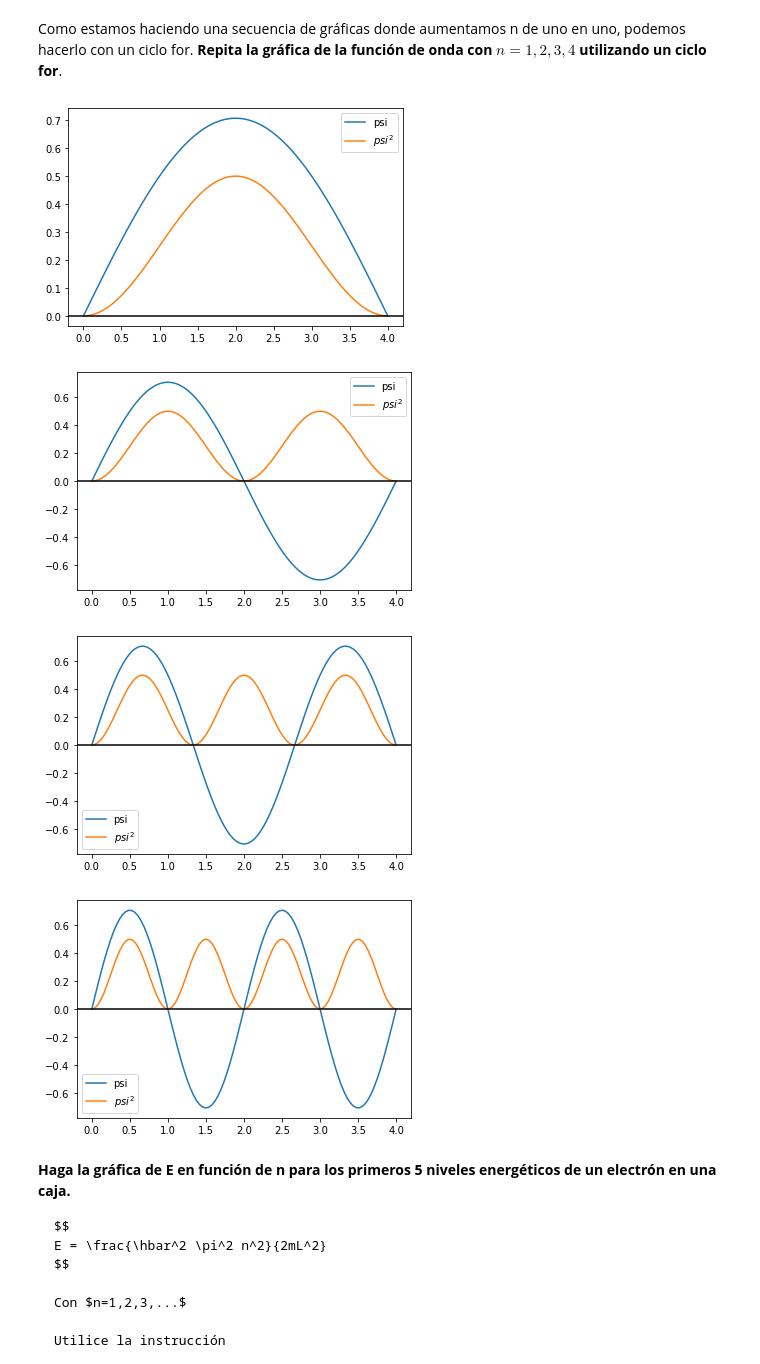
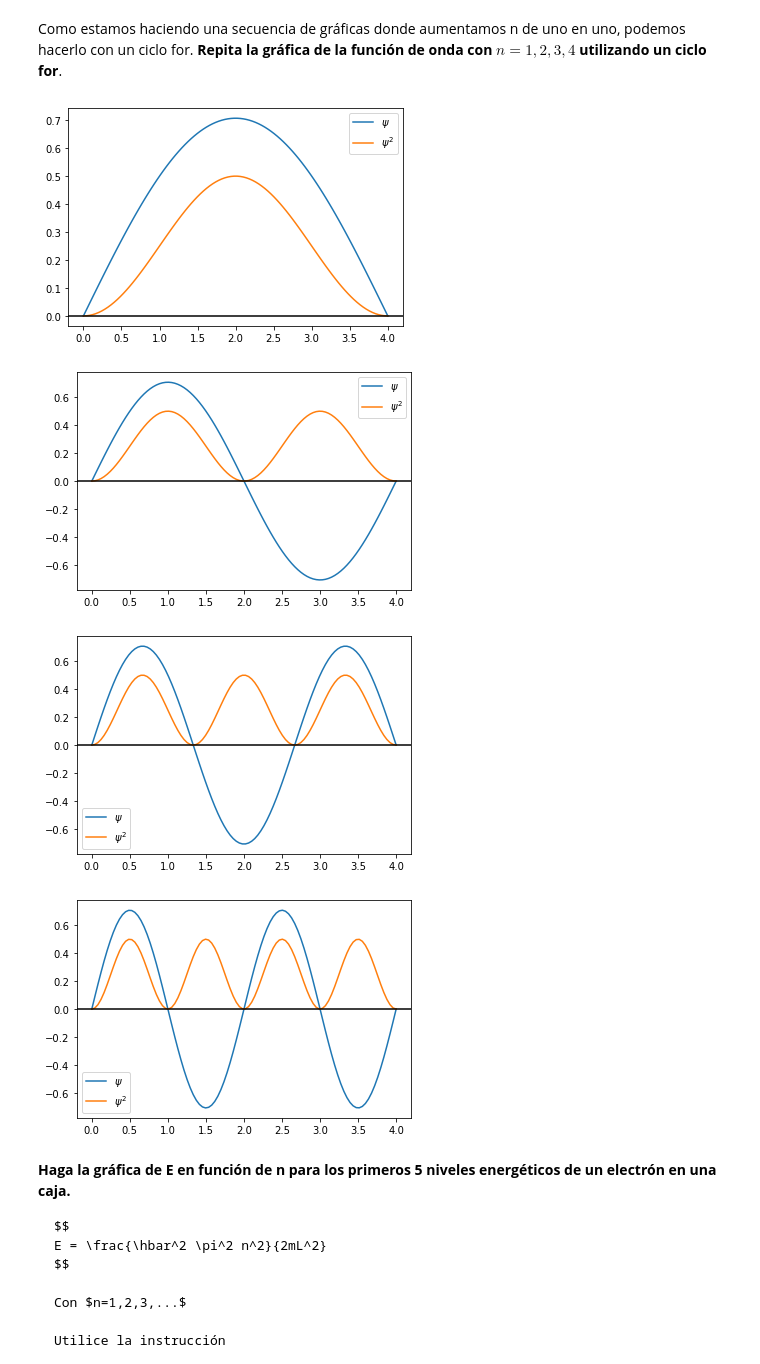
Before and after one commit to felipelewyee/Cuantica-I, a Jupyter notebook: Caja.ipynb, the cells around one changed output. Drawn from its saved outputs; the diff is of its cells as text; code cells hidden in the pictures.

```diff
--- a/Caja.ipynb
+++ b/Caja.ipynb
@@ -234,21 +234,21 @@ Como estamos haciendo una secuencia de gráficas donde aumentamos n de uno en un
 # %%
 # Gráfica de psi_1, psi_2, psi_3, psi_4 y su cuadrado con for
 
 x=np.linspace(0,L,100)
 
 for n in range(1,5):
     psi=np.sqrt(2.0/L)*np.sin(n*np.pi*x/L)
     psi2=psi*psi
-    plt.plot(x,psi,label="psi")
-    plt.plot(x,psi2,label="$psi^2$")
+    plt.plot(x,psi,label="$\psi$")
+    plt.plot(x,psi2,label="$\psi^2$")
     plt.legend()
     plt.axhline(y=0, color='k')
     plt.show()
 # %% [output]
-[figure, old version]
+[figure, new version]
-[figure, old version]
+[figure, new version]
-[figure, old version]
+[figure, new version]
-[figure, old version]
+[figure, new version]
 # %% [markdown]
 **Haga la gráfica de E en función de n para los primeros 5 niveles energéticos de un electrón en una caja.**
 
```
Also changed, not shown: parts of 3 cells of this notebook, 2 other files.
